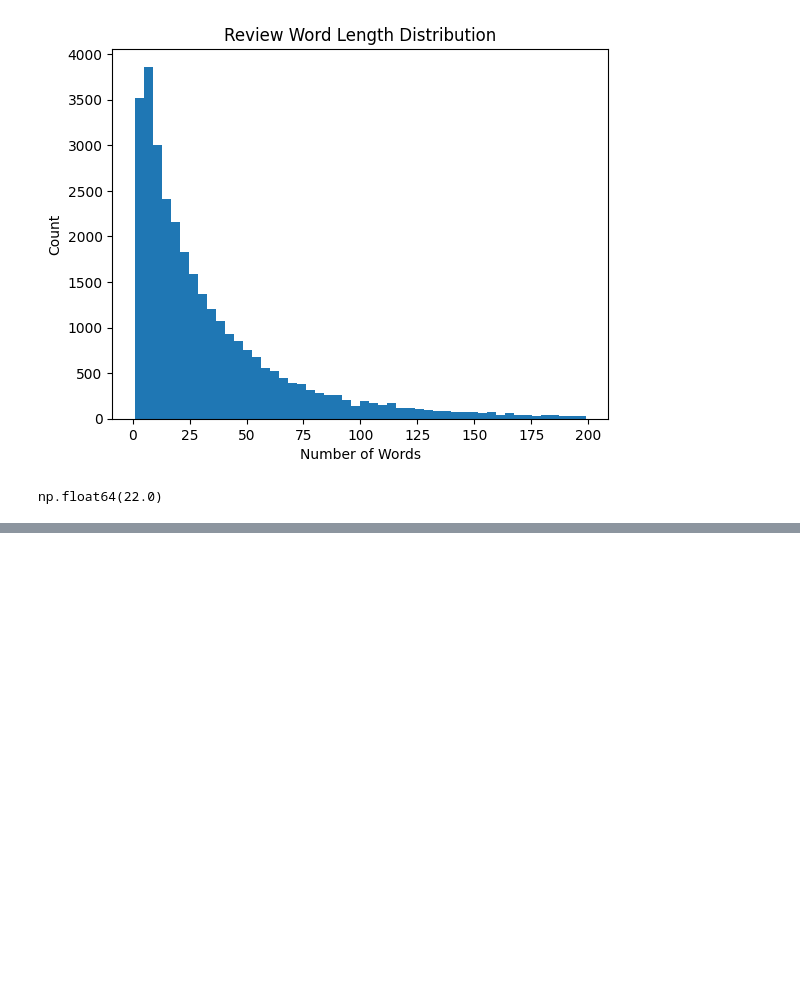
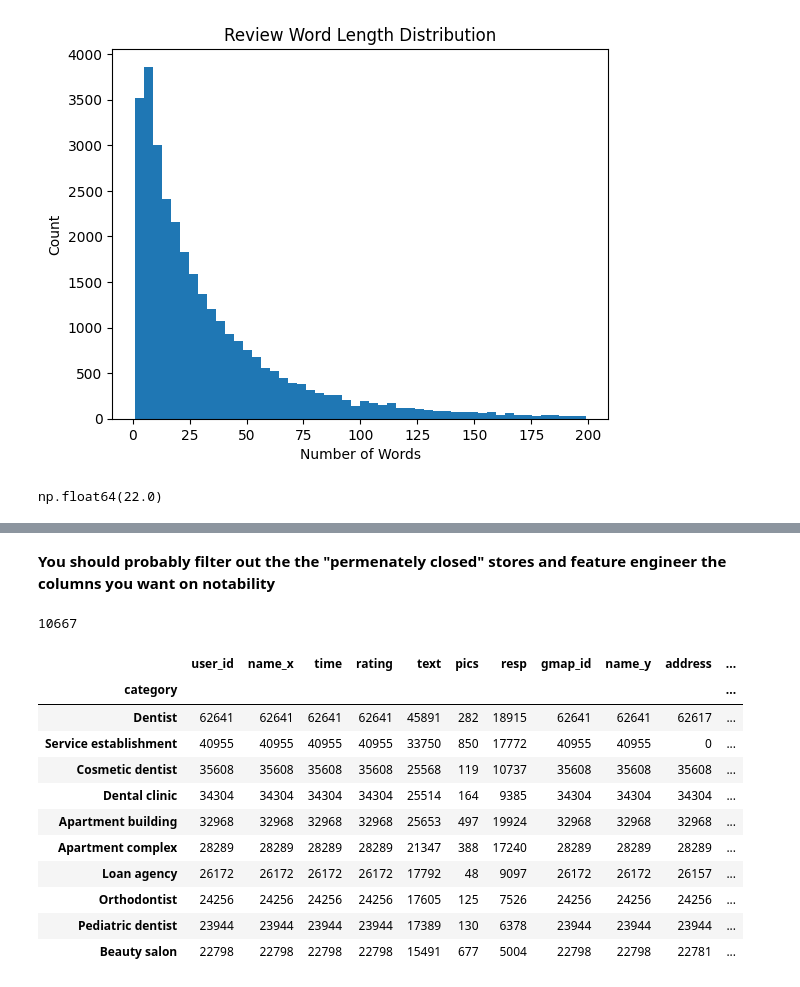
Before and after one commit to Dhrutube/DS3-LocalLens, a Jupyter notebook: Texas_first_eda.ipynb, the cells around one changed output, grey strips where cells are left out. Drawn from its saved outputs; the diff is of its cells as text; code cells hidden in the pictures; blank space fills up the shorter version.

Commit message:
In the process of feature engineering for the dashboard as well as taking notes on how to implemnet the dashboard

```diff
--- a/Texas_first_eda.ipynb
+++ b/Texas_first_eda.ipynb
@@ -310,0 +471,2 @@ np.float64(22.0)
+# %% [markdown]
+**You should probably filter out the the "permenately closed" stores and feature engineer the columns you want on notability**
@@ -310,0 +478,25 @@ np.float64(22.0)
+# %%
+texas_merged['category'] = texas_merged['category'].apply(
+    lambda x: tuple(x) if isinstance(x, list) else x
+)
+
+texas_merged['category'].unique().shape[0]
+# %% [output]
+10667
+# %%
+category_dict = texas_merged.explode('category').groupby('category').count().sort_values(ascending=False, by = 'gmap_id')
+# %%
+category_dict.head(10) # these categories also include Null Values which have not been filtered out yet, also some of these categories are very similar and should be merged together for better analysis.
+# %% [output]
+|  | user_id | name_x | time | rating | text | pics | resp | gmap_id | name_y | address | ... |
+| category |  |  |  |  |  |  |  |  |  |  | ... |
+| Dentist | 62641 | 62641 | 62641 | 62641 | 45891 | 282 | 18915 | 62641 | 62641 | 62617 | ... |
+| Service establishment | 40955 | 40955 | 40955 | 40955 | 33750 | 850 | 17772 | 40955 | 40955 | 0 | ... |
+| Cosmetic dentist | 35608 | 35608 | 35608 | 35608 | 25568 | 119 | 10737 | 35608 | 35608 | 35608 | ... |
+| Dental clinic | 34304 | 34304 | 34304 | 34304 | 25514 | 164 | 9385 | 34304 | 34304 | 34304 | ... |
+| Apartment building | 32968 | 32968 | 32968 | 32968 | 25653 | 497 | 19924 | 32968 | 32968 | 32968 | ... |
+| Apartment complex | 28289 | 28289 | 28289 | 28289 | 21347 | 388 | 17240 | 28289 | 28289 | 28289 | ... |
+| Loan agency | 26172 | 26172 | 26172 | 26172 | 17792 | 48 | 9097 | 26172 | 26172 | 26157 | ... |
+| Orthodontist | 24256 | 24256 | 24256 | 24256 | 17605 | 125 | 7526 | 24256 | 24256 | 24256 | ... |
+| Pediatric dentist | 23944 | 23944 | 23944 | 23944 | 17389 | 130 | 6378 | 23944 | 23944 | 23944 | ... |
+| Beauty salon | 22798 | 22798 | 22798 | 22798 | 15491 | 677 | 5004 | 22798 | 22798 | 22781 | ... |
```
Also changed, not shown: parts of 26 cells of this notebook, 2 other files.
